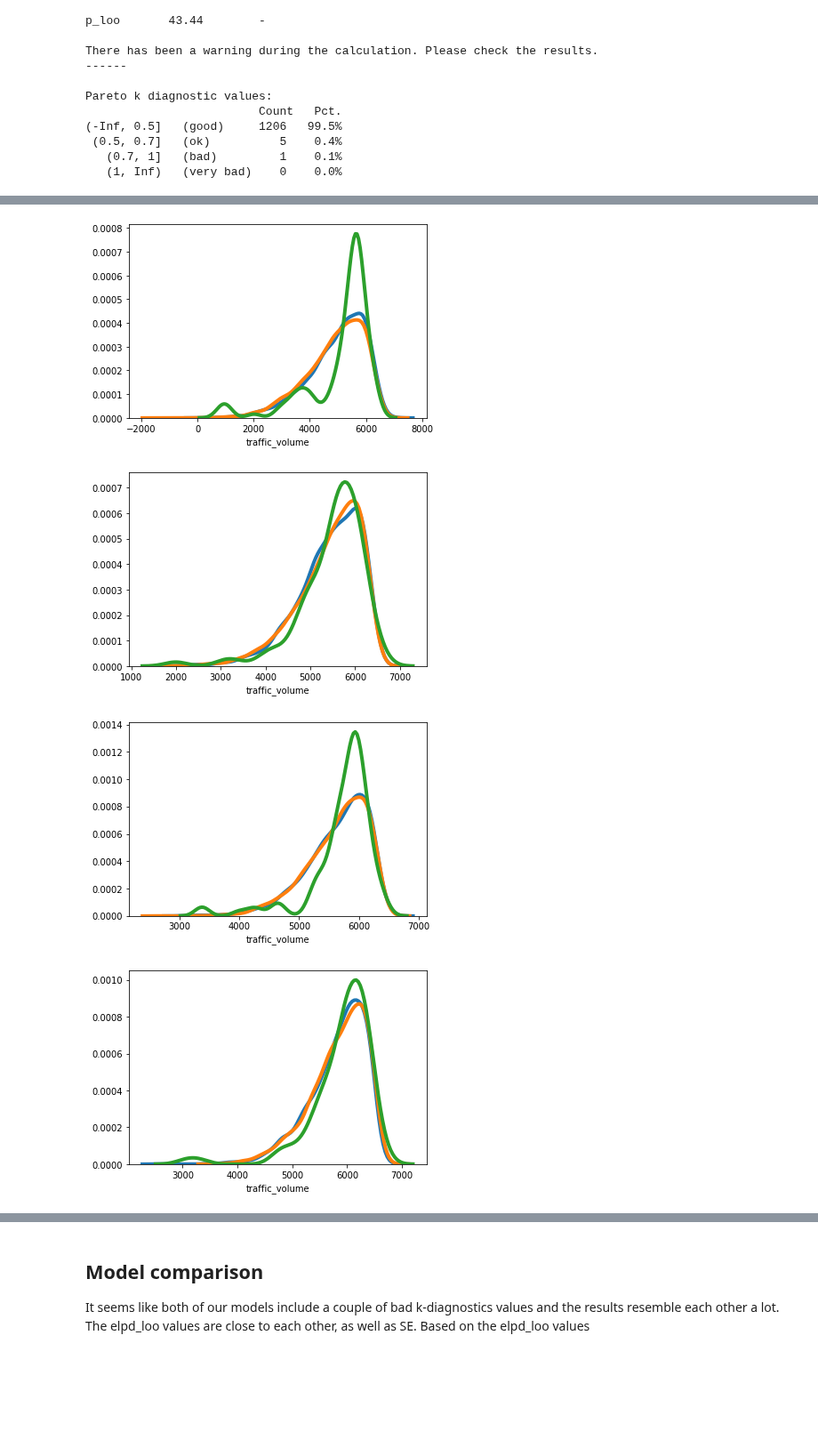
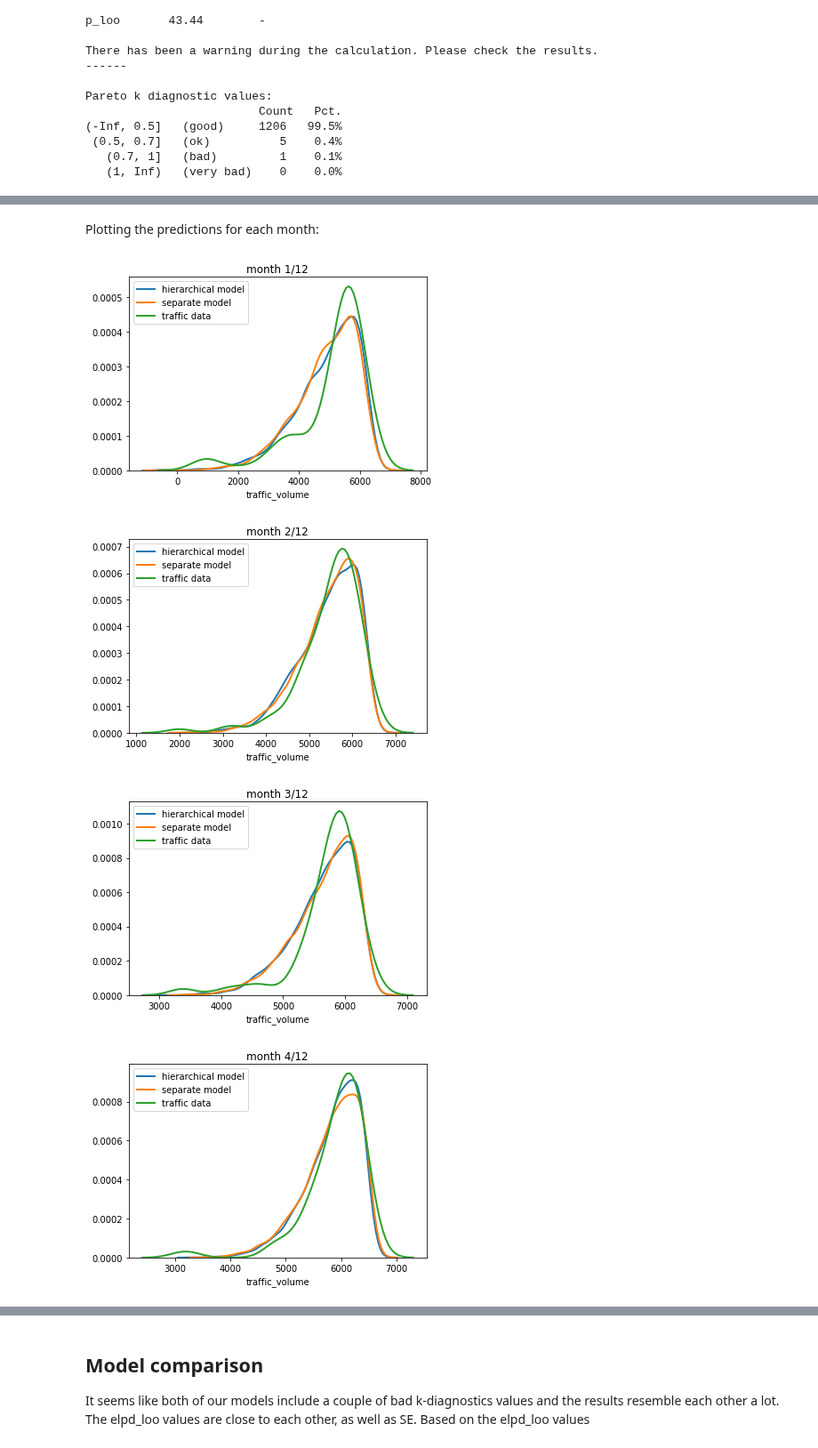
Before and after one commit to Lensku/BDA-Project-Otso-Lensku, a Jupyter notebook: Project.ipynb, the cells around one changed output, grey strips where cells are left out. Shown at 89% size. Drawn from its saved outputs; the diff is of its cells as text; code cells hidden in the pictures; blank space fills up the shorter version.

```diff
--- a/Project.ipynb
+++ b/Project.ipynb
@@ -407,20 +460,17 @@ Pareto k diagnostic values:
+# %% [markdown]
+Plotting the predictions for each month:
 # %%
 for i in range(12):
-    sns.distplot(hierarchical_samples['ypred'][:,i], hist=False, kde=True,
-                 bins=int(180/5),
-                 hist_kws={'edgecolor':'black'},
-                 kde_kws={'linewidth': 4});
-    sns.distplot(separate_samples['ypred'][:,i], hist=False, kde=True,
-                 bins=int(180/5),
-                 hist_kws={'edgecolor':'black'},
-                 kde_kws={'linewidth': 4});
-    sns.distplot(traffic_by_month[i], hist=False, kde=True,
-                 bins=int(180/5),
-                 hist_kws={'edgecolor':'black'},
-                 kde_kws={'linewidth': 4});
+    sns.distplot(hierarchical_samples['ypred'][:,i], hist=False,bins=30, kde_kws={'linewidth': 2},
+                label='hierarchical model')
+    sns.distplot(separate_samples['ypred'][:,i], hist=False,bins=30, kde_kws={'linewidth': 2},
+                label='separate model')
+    sns.distplot(traffic_by_month[i], hist=False, bins=30,kde_kws={'linewidth': 2},
+                label='traffic data')
+    plt.title("month {}/12".format(i+1))
     plt.show()
 # %% [output]
-[figure, old version]
+[figure, new version]
-[figure, old version]
+[figure, new version]
-[figure, old version]
+[figure, new version]
-[figure, old version]
+[figure, new version]
```
Also changed, not shown: parts of 11 cells of this notebook.
